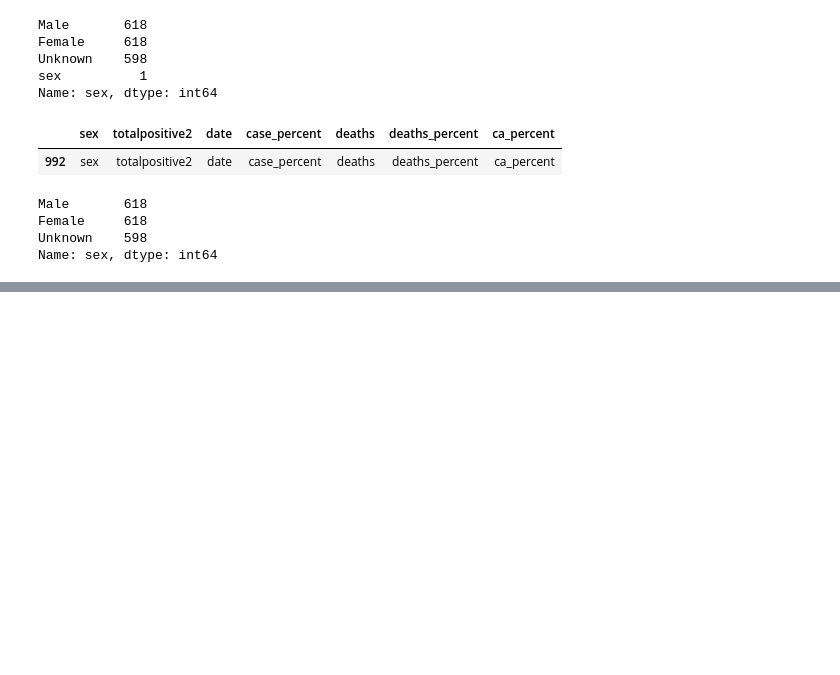
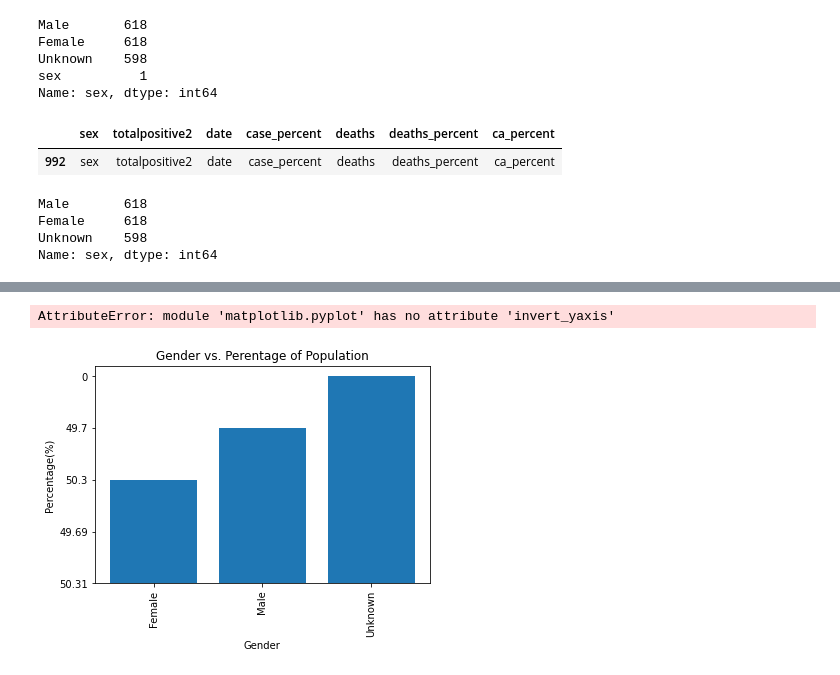
Before and after one commit to JohnGlendening/Project-1_2021, a Jupyter notebook: California gov/Califronia_Gender.ipynb, the cells around one changed output, grey strips where cells are left out. Cells and saved outputs as stored; diff of their text form; code cells hidden in the pictures; blank space fills up the shorter version.

```diff
--- a/California gov/Califronia_Gender.ipynb
+++ b/California gov/Califronia_Gender.ipynb
@@ -97,0 +113,16 @@ Name: sex, dtype: int64
+# %%
+Bar1= gender_df[["sex","ca_percent"]]
+
+x_values = Bar1["sex"]
+y_values = Bar1["ca_percent"]
+
+plt.bar(x_values,y_values, alpha=0.5, align="center")
+plt.xticks(rotation="vertical")
+plt.title("Gender vs. Perentage of Population")
+plt.xlabel('Gender')
+plt.ylabel('Percentage(%)')
+plt.invert_yaxis()
+plt.show()
+# %% [output]
+AttributeError: module 'matplotlib.pyplot' has no attribute 'invert_yaxis'
+[figure, added]
```
Also changed, not shown: parts of 1 cell of this notebook.
